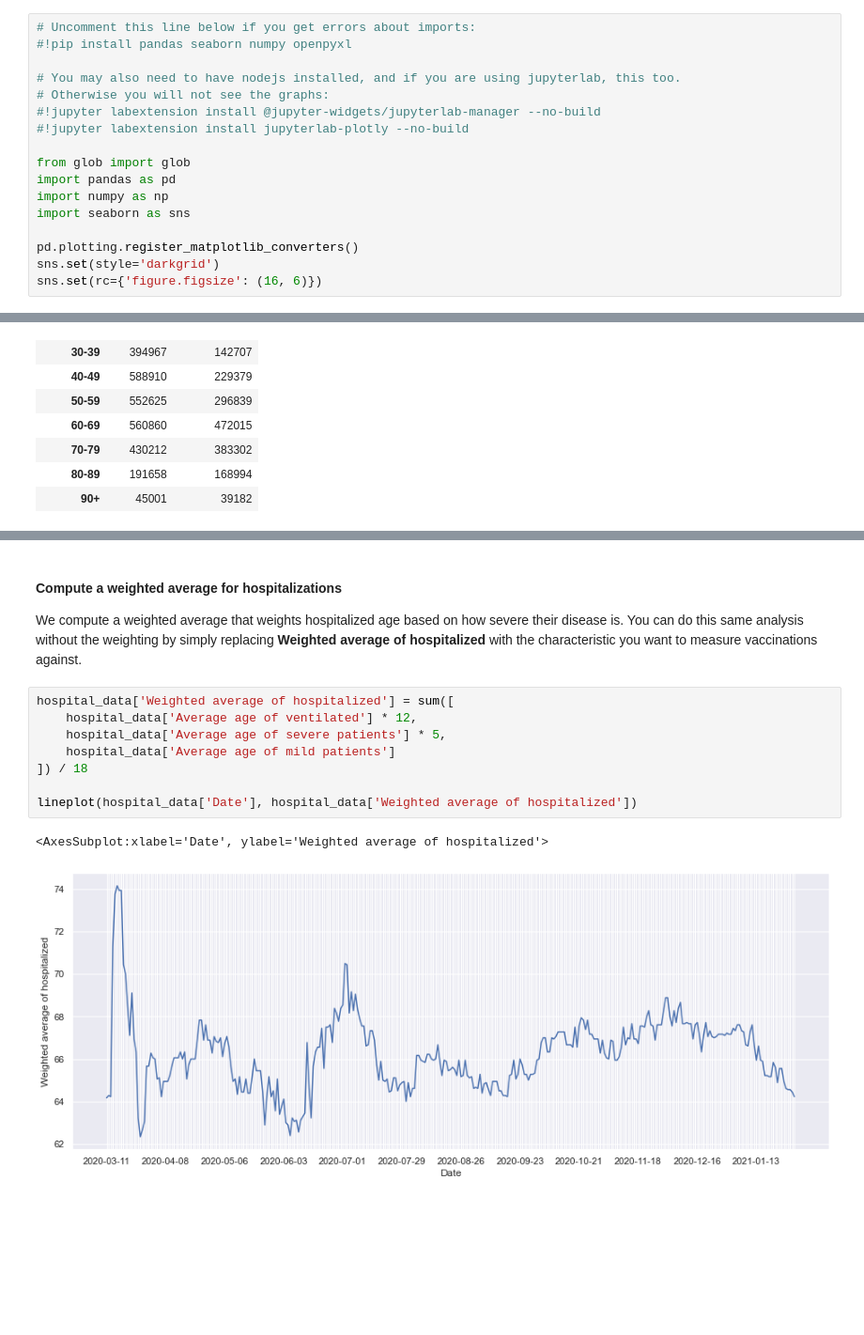
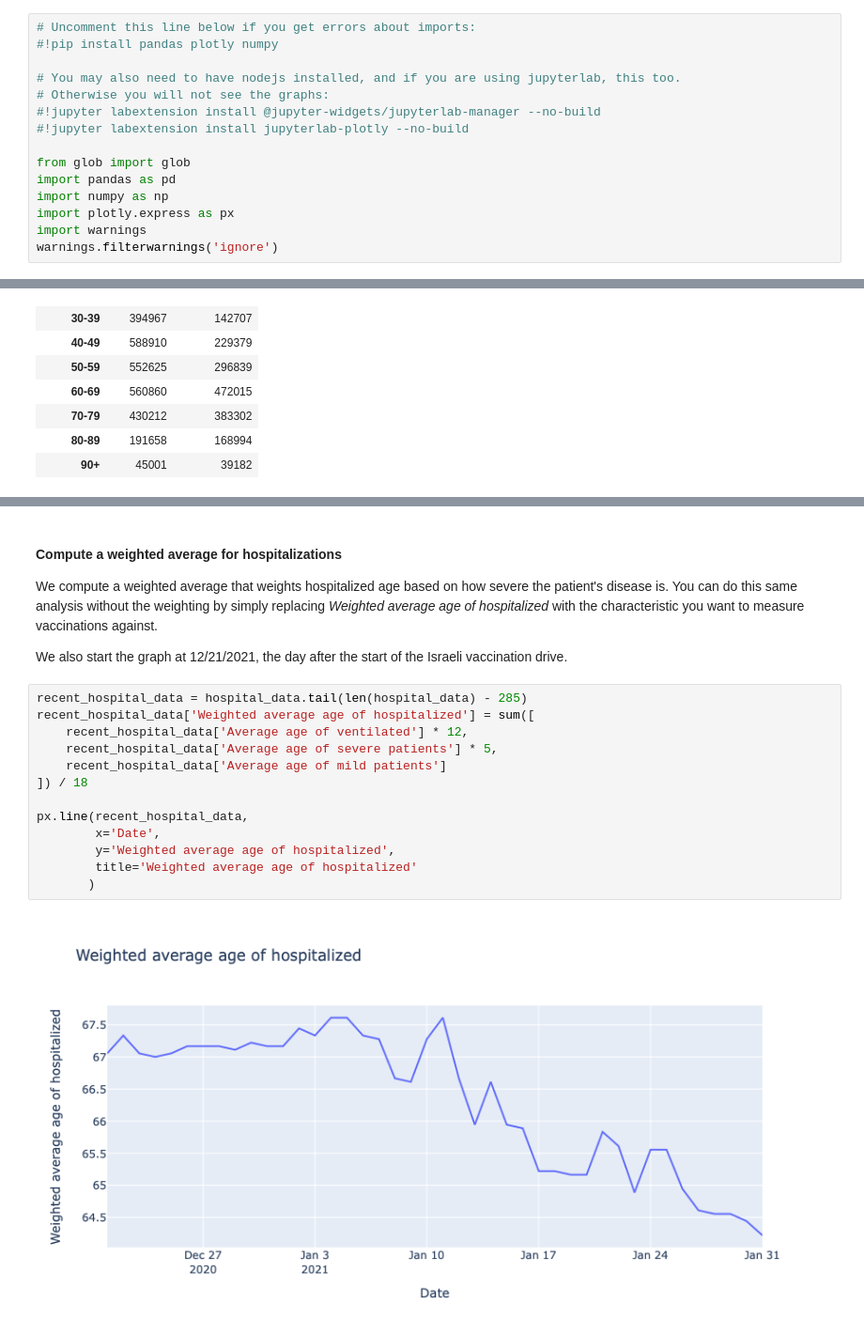
Before and after one commit to BNext-IQT/coronavirus-data-notebooks, a Jupyter notebook: vaccines.ipynb, the cells around one changed output, grey strips where cells are left out. Shown at 94% size. Drawn from its saved outputs; the diff is of its cells as text; blank space fills up the shorter version.

Commit message:
Switch to plotly.

```diff
--- a/vaccines.ipynb
+++ b/vaccines.ipynb
@@ -7,7 +7,7 @@ We use Israeli Ministry of Health vaccine and hospital data to measure correlati
 Right now you can see a mild correlation in the hospital data (which ends 2/2/2021) showing that hospitalization age is declining. It is expected as more data is released that this correlation will become more pronounced.
 # %%
 # Uncomment this line below if you get errors about imports:
-#!pip install pandas seaborn numpy openpyxl
+#!pip install pandas plotly numpy
 
 # You may also need to have nodejs installed, and if you are using jupyterlab, this too.
 # Otherwise you will not see the graphs:
@@ -17,11 +17,9 @@ Right now you can see a mild correlation in the hospital data (which ends 2/2/20
 from glob import glob
 import pandas as pd
 import numpy as np
-import seaborn as sns
-
-pd.plotting.register_matplotlib_converters()
-sns.set(style='darkgrid')
-sns.set(rc={'figure.figsize': (16, 6)})
+import plotly.express as px
+import warnings
+warnings.filterwarnings('ignore')
 # %%
 translated_columns = ['Date', 'Hospitalized', 'Percentage of hospitalized women', 'Average age of hospitalized',
         'Standard age deviation of hospitalized', 'Ventilated', 'Percentage of ventilated women',
@@ -100,15 +78,21 @@ lineplot(vaccines_20to29['VaccinationDate'], first_dose)
 # %% [markdown]
 #### Compute a weighted average for hospitalizations
 
-We compute a weighted average that weights hospitalized age based on how severe their disease is. You can do this same analysis without the weighting by simply replacing **Weighted average of hospitalized** with the characteristic you want to measure vaccinations against.
+We compute a weighted average that weights hospitalized age based on how severe the patient's disease is. You can do this same analysis without the weighting by simply replacing *Weighted average age of hospitalized* with the characteristic you want to measure vaccinations against.
+
+We also start the graph at 12/21/2021, the day after the start of the Israeli vaccination drive.
 # %%
-hospital_data['Weighted average of hospitalized'] = sum([
-    hospital_data['Average age of ventilated'] * 12,
-    hospital_data['Average age of severe patients'] * 5,
-    hospital_data['Average age of mild patients']
+recent_hospital_data = hospital_data.tail(len(hospital_data) - 285)
+recent_hospital_data['Weighted average age of hospitalized'] = sum([
+    recent_hospital_data['Average age of ventilated'] * 12,
+    recent_hospital_data['Average age of severe patients'] * 5,
+    recent_hospital_data['Average age of mild patients']
 ]) / 18
 
-lineplot(hospital_data['Date'], hospital_data['Weighted average of hospitalized'])
+px.line(recent_hospital_data,
+        x='Date',
+        y='Weighted average age of hospitalized',
+        title='Weighted average age of hospitalized'
+       )
 # %% [output]
-<AxesSubplot:xlabel='Date', ylabel='Weighted average of hospitalized'>
-[figure, old version]
+[figure, new version]
```
Also changed, not shown: parts of 9 cells of this notebook.
